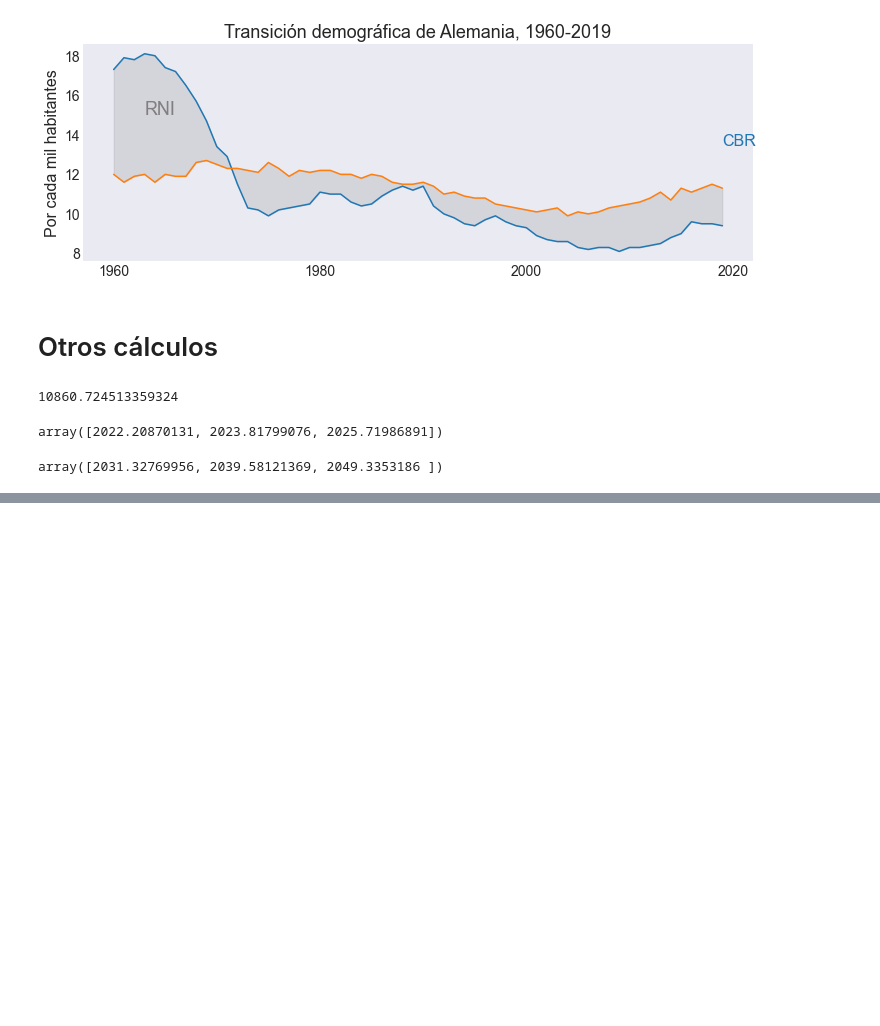
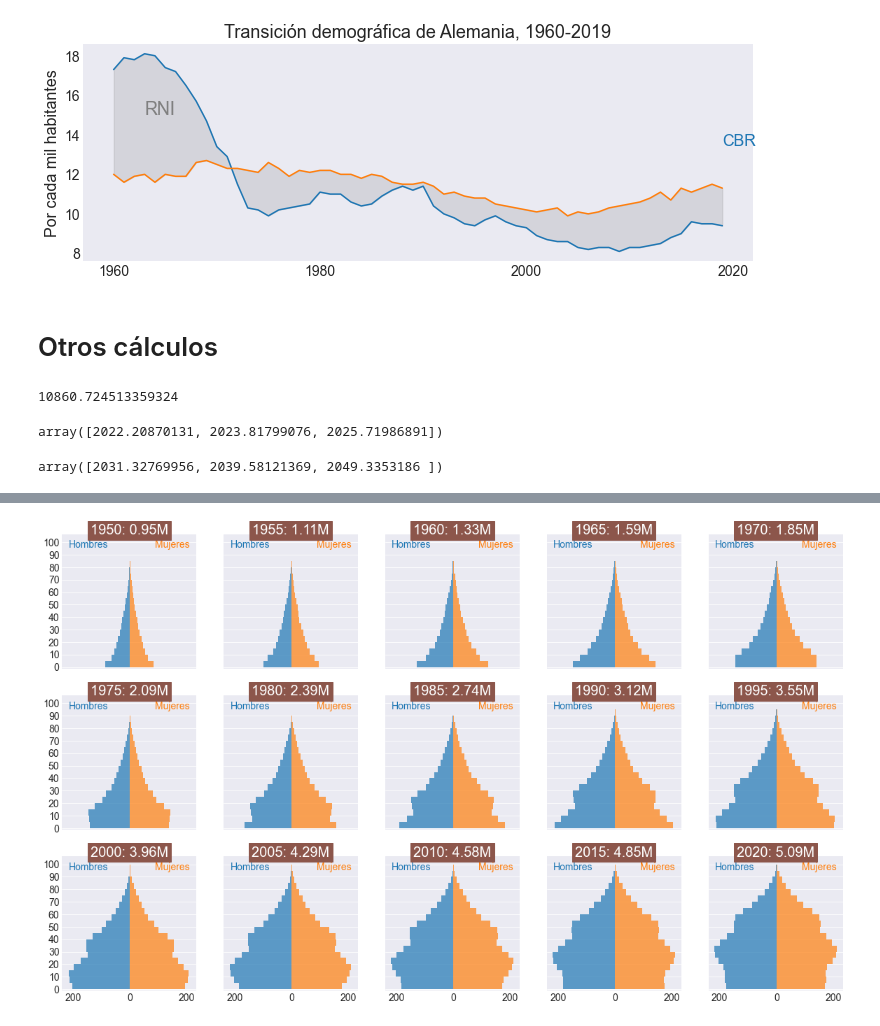
Before and after one commit to randall-romero/teaching-materials, a Jupyter notebook: crecimiento/demografia.ipynb, the cells around one changed output, grey strips where cells are left out. Drawn from its saved outputs; the diff is of its cells as text; code cells hidden in the pictures; blank space fills up the shorter version.

```diff
--- a/crecimiento/demografia.ipynb
+++ b/crecimiento/demografia.ipynb
@@ -491,0 +522,8 @@ array([2031.32769956, 2039.58121369, 2049.3353186 ])
+# %%
+fig, axs = plt.subplots(3,5, sharex=True, sharey=True, figsize=[20,12])
+for año, ax in zip(hombres.loc['Costa Rica'].index, axs.flat):
+    graficar_pirámide("Costa Rica", año, ax=ax)
+
+fig.savefig('Evolución-pirámide-CR.pdf', bbox_inches='tight')
+# %% [output]
+[figure, added]
```
Also changed, not shown: parts of 6 cells of this notebook, 1 other file.
